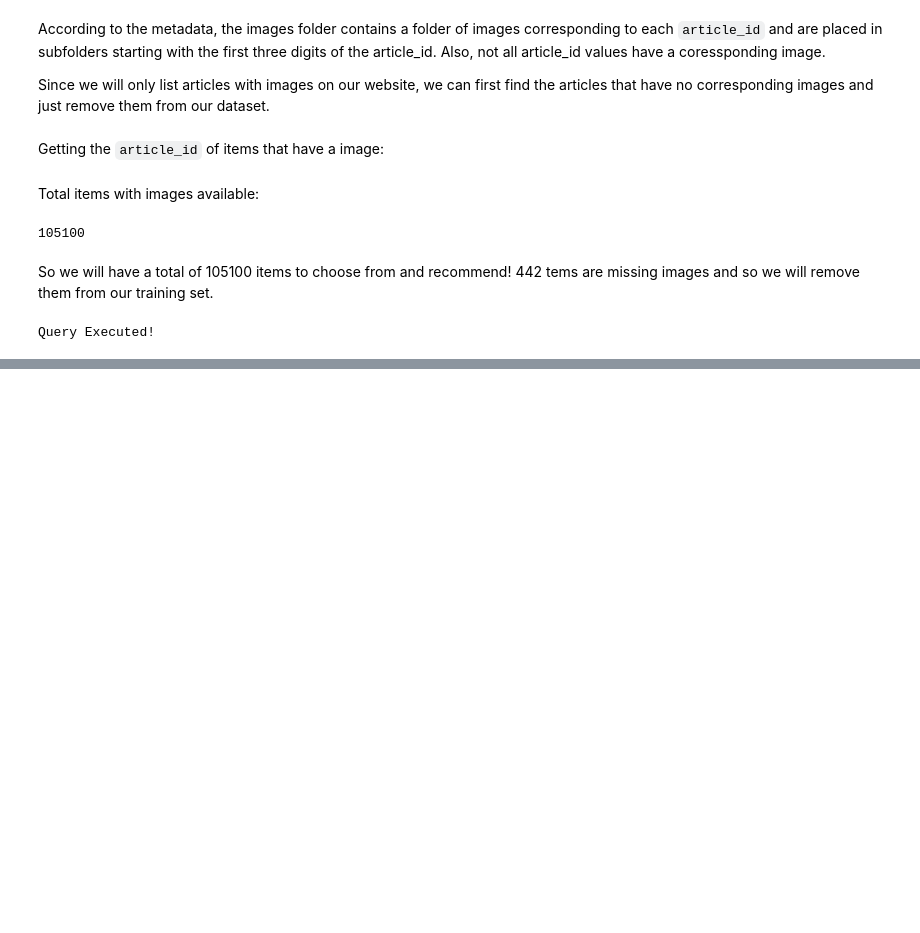
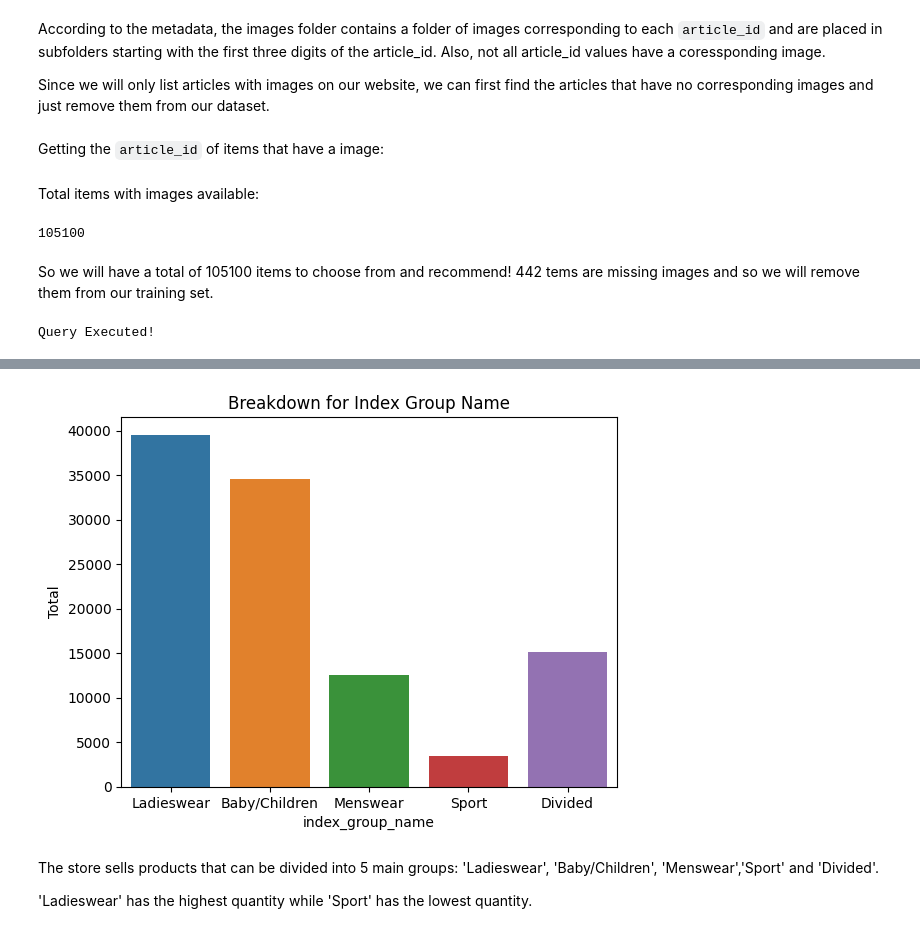
Before and after one commit to ALvee-611/RECBuildPlan, a Jupyter notebook: 2. Notebooks/articles_EDA.ipynb, the cells around one changed output, grey strips where cells are left out. Drawn from its saved outputs; the diff is of its cells as text; code cells hidden in the pictures; blank space fills up the shorter version.

Commit message:
articles basic EDA done

```diff
--- a/2. Notebooks/articles_EDA.ipynb
+++ b/2. Notebooks/articles_EDA.ipynb
@@ -104,0 +113,11 @@ new_articles_df = items_all[items_all['article_id'].isin(all_articles)]
+# %%
+q = """
+SELECT
+    index_group_name, COUNT(*) AS Total
+FROM
+    articles_processed
+GROUP BY index_group_name;
+"""
+
+index_name = read_query(q)
+index_name
@@ -104,0 +132,11 @@ new_articles_df = items_all[items_all['article_id'].isin(all_articles)]
+# %%
+sns.barplot(x='index_group_name', y='Total', data=index_name)
+
+plt.title('Breakdown for Index Group Name')
+plt.show()
+# %% [output]
+[figure, added]
+# %% [markdown]
+The store sells products that can be divided into 5 main groups: 'Ladieswear', 'Baby/Children', 'Menswear','Sport' and 'Divided'.
+
+'Ladieswear' has the highest quantity while 'Sport' has the lowest quantity.
```
Also changed, not shown: parts of 15 cells of this notebook, 2 other files.
